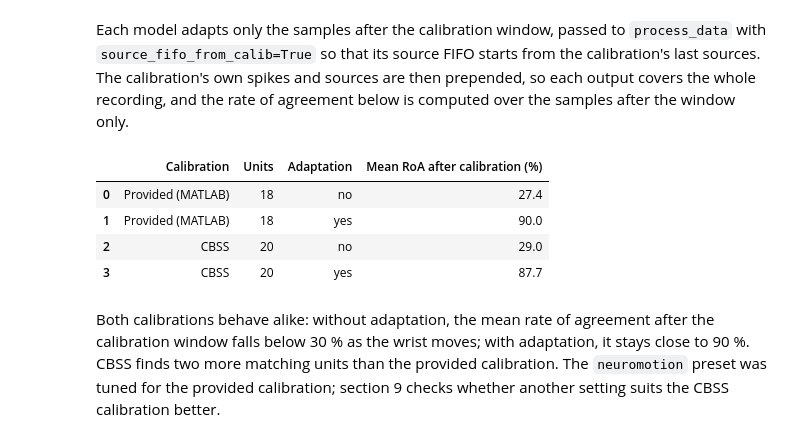
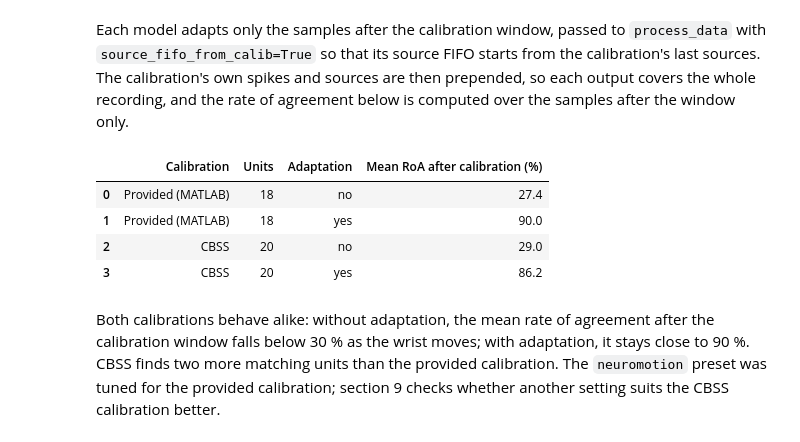
Before and after one commit to imendezguerra/adapt_decomp, a Jupyter notebook: notebooks/original_tutorial/adaptive_emg_decomp_dyn_example.ipynb, the cells around one changed output. Cells and saved outputs as stored; diff of their text form; code cells hidden in the pictures.

```diff
--- a/notebooks/original_tutorial/adaptive_emg_decomp_dyn_example.ipynb
+++ b/notebooks/original_tutorial/adaptive_emg_decomp_dyn_example.ipynb
@@ -415,36 +415,36 @@ def process_after_calib(calibration, calibration_config, config):
     # The calibration's spikes and sources over its window, then the adapted ones after it
     outputs.spikes = torch.cat([torch.as_tensor(calibration.spikes, dtype=outputs.spikes.dtype), outputs.spikes])
     outputs.sources = torch.cat([torch.as_tensor(calibration.sources, dtype=outputs.sources.dtype), outputs.sources])
     return outputs
 
 
 rows = []
 for calib_name, (calibration, calibration_config, gt_paired) in calibrations.items():
     for preset in ['fixed', 'neuromotion']:
         config = AdaptConfig.from_preset(preset)
         config.device = 'cpu'
         config.compute_loss = False
         config.ext_fact = calibration.ext_fact  # the calibration's, as above
 
         outputs = process_after_calib(calibration, calibration_config, config)
 
-        roa, _, _ = rate_of_agreement_paired(
+        roa = compare_paired_spikes(
             gt_paired[after_calib], outputs['spikes'].numpy()[after_calib], fs=fs, tol_spike_ms=2,
-        )
+        ).roa
         rows.append({
             'Calibration': calib_name,
             'Units': calibration.spikes.shape[1],
             'Adaptation': 'yes' if preset == 'neuromotion' else 'no',
             'Mean RoA after calibration (%)': round(100 * roa.mean(), 1),
         })
 
 pd.DataFrame(rows)
 # %% [output]
 |  | Calibration | Units | Adaptation | Mean RoA after calibration (%) |
 | 0 | Provided (MATLAB) | 18 | no | 27.4 |
 | 1 | Provided (MATLAB) | 18 | yes | 90.0 |
 | 2 | CBSS | 20 | no | 29.0 |
-| 3 | CBSS | 20 | yes | 87.7 |
+| 3 | CBSS | 20 | yes | 86.2 |
 # %% [markdown]
 Both calibrations behave alike: without adaptation, the mean rate of agreement after the calibration window falls below 30 % as the wrist moves; with adaptation, it stays close to 90 %. CBSS finds two more matching units than the provided calibration. The `neuromotion` preset was tuned for the provided calibration; section 9 checks whether another setting suits the CBSS calibration better.
 # %% [markdown]
```
Also changed, not shown: parts of 17 cells of this notebook, 54 other files.
